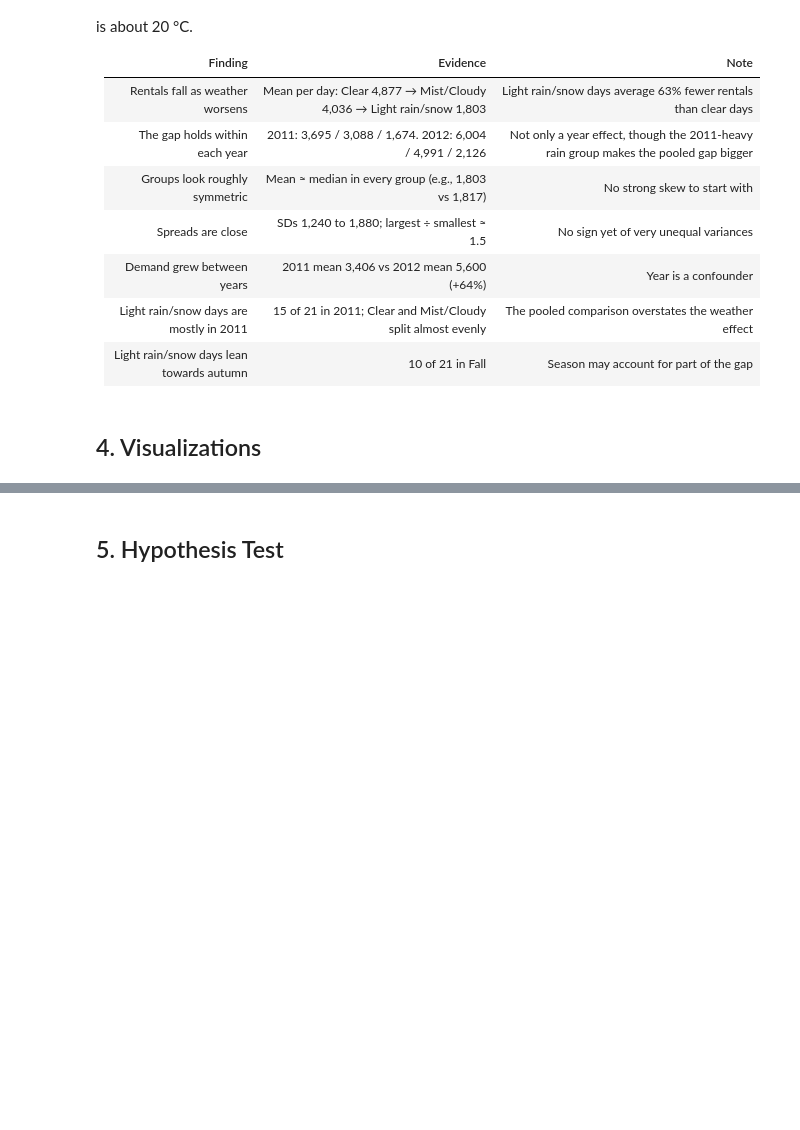
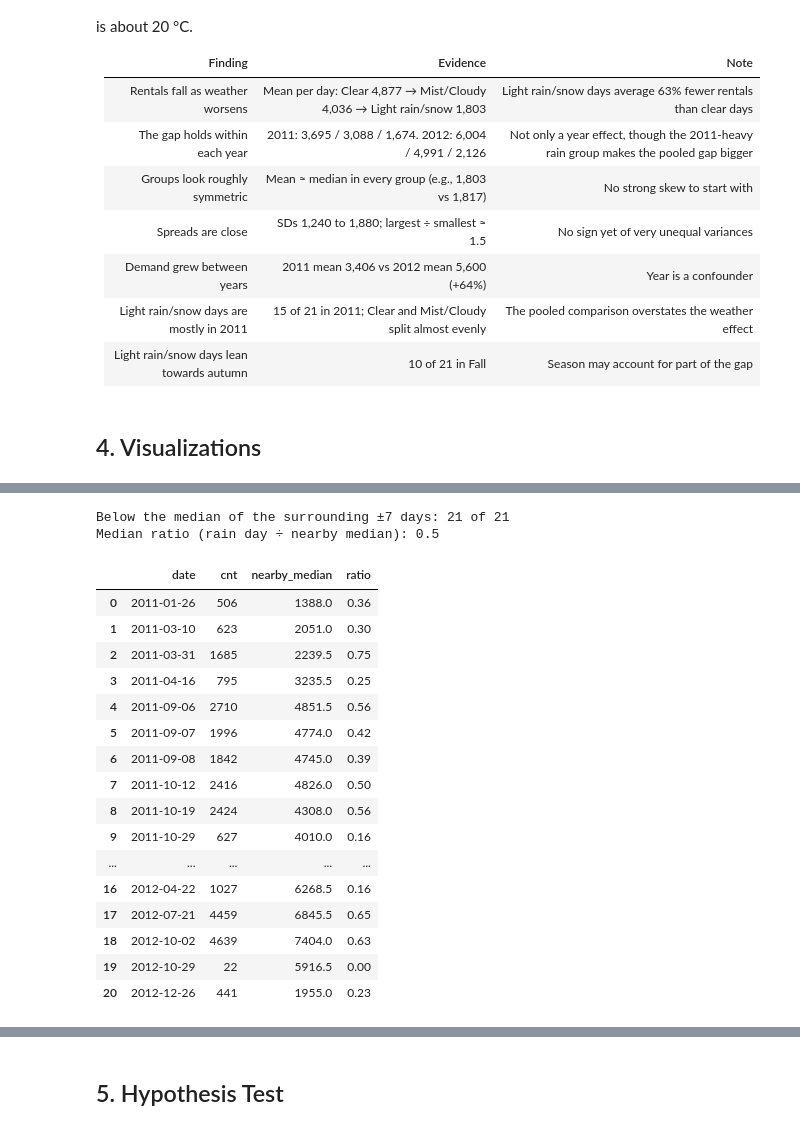
Before and after one commit to MinKhaungMinLwin/conduct-a-statistical-analysis-using-a-python, a Jupyter notebook: analysis.ipynb, the cells around one changed output, grey strips where cells are left out. Cells and saved outputs as stored; diff of their text form; code cells hidden in the pictures; blank space fills up the shorter version.

```diff
--- a/analysis.ipynb
+++ b/analysis.ipynb
@@ -275,4 +277,39 @@ plt.tight_layout(); plt.savefig("figures/fig3_cnt_over_time.png", dpi=150); plt.
 [figure]
+# %%
+# Figure 3 check: compare each light rain/snow day with the other days in the same two weeks
+rain = df[df["weather_label"] == "Light rain/snow"]
+rows = []
+for _, r in rain.iterrows():
+    nearby = df[(df["dteday"] - r["dteday"]).abs().dt.days.le(7)
+                & (df["weather_label"] != "Light rain/snow")]
+    rows.append({"date": r["dteday"].date(), "cnt": r["cnt"],
+                 "nearby_median": nearby["cnt"].median()})
+local = pd.DataFrame(rows)
+local["ratio"] = (local["cnt"] / local["nearby_median"]).round(2)
+print("Below the median of the surrounding ±7 days:",
+      (local["cnt"] < local["nearby_median"]).sum(), "of", len(local))
+print("Median ratio (rain day ÷ nearby median):", local["ratio"].median())
+local
+# %% [output]
+Below the median of the surrounding ±7 days: 21 of 21
+Median ratio (rain day ÷ nearby median): 0.5
+|  | date | cnt | nearby_median | ratio |
+| 0 | 2011-01-26 | 506 | 1388.0 | 0.36 |
+| 1 | 2011-03-10 | 623 | 2051.0 | 0.30 |
+| 2 | 2011-03-31 | 1685 | 2239.5 | 0.75 |
+| 3 | 2011-04-16 | 795 | 3235.5 | 0.25 |
+| 4 | 2011-09-06 | 2710 | 4851.5 | 0.56 |
+| 5 | 2011-09-07 | 1996 | 4774.0 | 0.42 |
+| 6 | 2011-09-08 | 1842 | 4745.0 | 0.39 |
+| 7 | 2011-10-12 | 2416 | 4826.0 | 0.50 |
+| 8 | 2011-10-19 | 2424 | 4308.0 | 0.56 |
+| 9 | 2011-10-29 | 627 | 4010.0 | 0.16 |
+| ... | ... | ... | ... | ... |
+| 16 | 2012-04-22 | 1027 | 6268.5 | 0.16 |
+| 17 | 2012-07-21 | 4459 | 6845.5 | 0.65 |
+| 18 | 2012-10-02 | 4639 | 7404.0 | 0.63 |
+| 19 | 2012-10-29 | 22 | 5916.5 | 0.00 |
+| 20 | 2012-12-26 | 441 | 1955.0 | 0.23 |
 # %% [markdown]
 ### Comparing the visualizations
 
```
Also changed, not shown: parts of 4 cells of this notebook, 1 other file.
